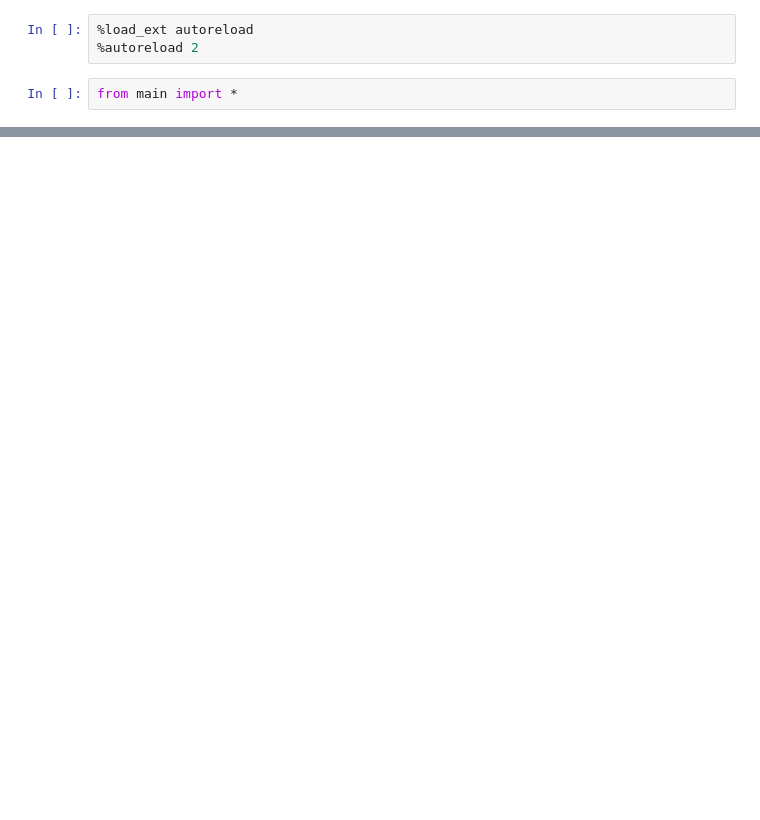
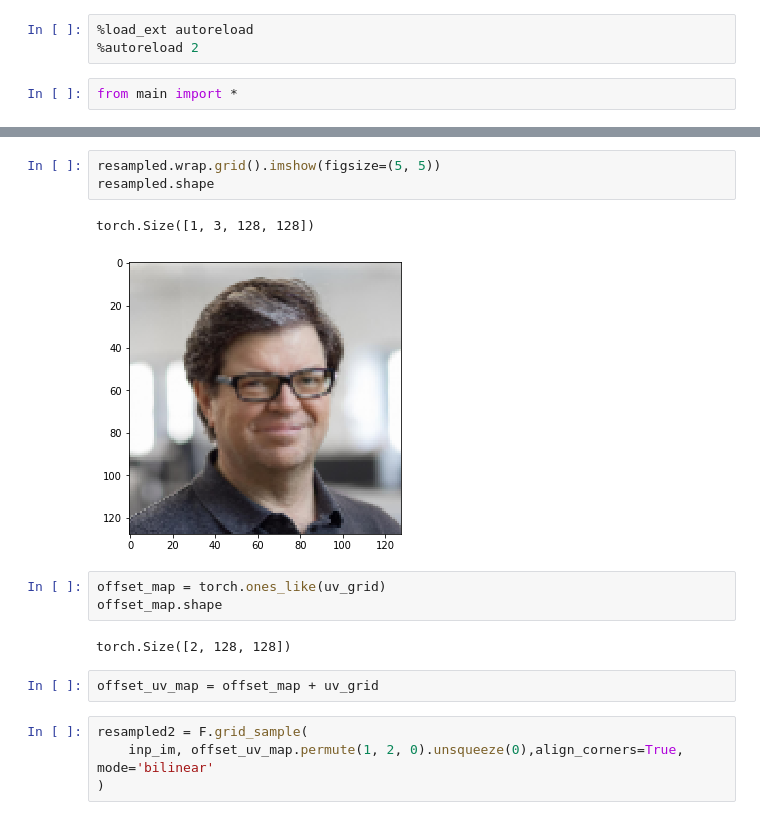
Before and after one commit to ichko/ml-playground, a Jupyter notebook: dl/debug.ipynb, the cells around one changed output, grey strips where cells are left out. Saved outputs shown, nothing was run; the diff lists cells and outputs as text; blank space fills up the shorter version.

```diff
--- a/dl/debug.ipynb
+++ b/dl/debug.ipynb
@@ -11,0 +58,17 @@ main()
+# %%
+resampled.wrap.grid().imshow(figsize=(5, 5))
+resampled.shape
+# %% [output]
+torch.Size([1, 3, 128, 128])
+[figure, added]
+# %%
+offset_map = torch.ones_like(uv_grid)
+offset_map.shape
+# %% [output]
+torch.Size([2, 128, 128])
+# %%
+offset_uv_map = offset_map + uv_grid
+# %%
+resampled2 = F.grid_sample(
+    inp_im, offset_uv_map.permute(1, 2, 0).unsqueeze(0),align_corners=True, mode='bilinear'
+)
```
Also changed, not shown: parts of 13 cells of this notebook, 1 other file.
